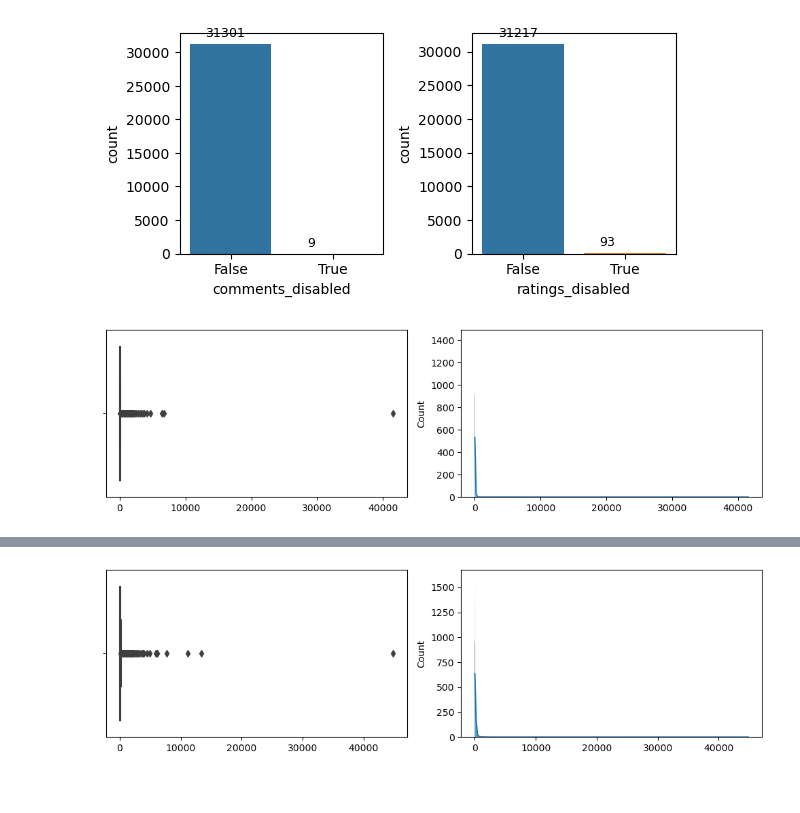
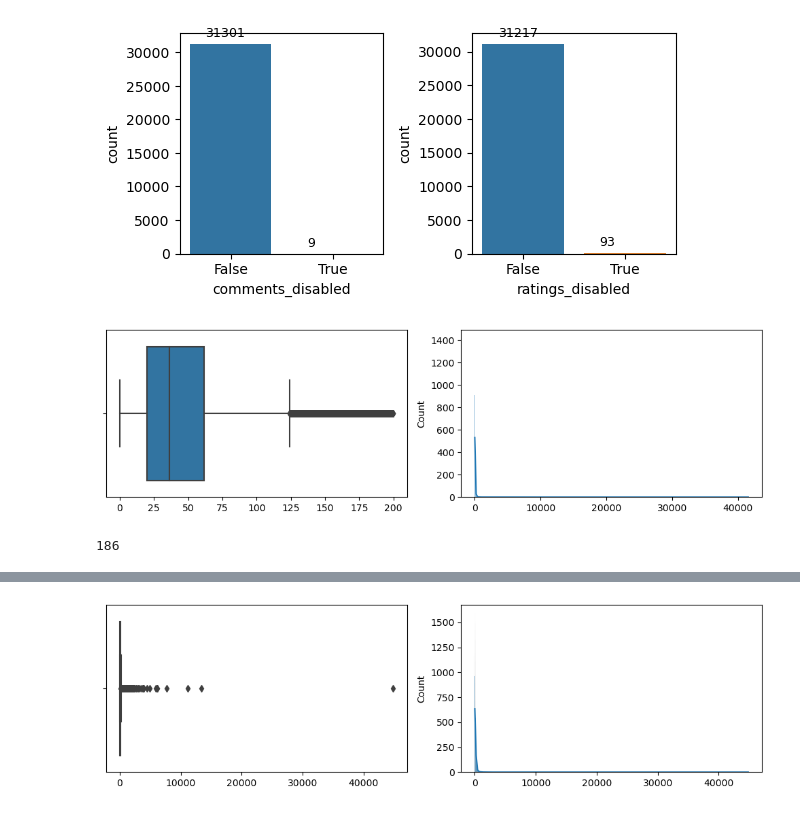
Before and after one commit to VamshiKrishna-1/Youtube_Video_Analysis_and_Prediction, a Jupyter notebook: FinalProject606.ipynb, the cells around one changed output, grey strips where cells are left out. Cells and saved outputs as stored; diff of their text form; code cells hidden in the pictures.

```diff
--- a/FinalProject606.ipynb
+++ b/FinalProject606.ipynb
@@ -625,12 +625,16 @@ plt.show()
 # %%
 # Let's find percentage increase in likes during the trending duration
 
 per_inc_likes = round(((final_df['likes_end'] - final_df['likes_start'])/final_df['likes_start'])*100, 2)
 
 fig, ax = plt.subplots(1, 2, figsize = (10, 3))
-sns.boxplot(per_inc_likes, ax = ax[0])
+sns.boxplot(per_inc_likes[per_inc_likes < 200], ax = ax[0])
 sns.histplot(per_inc_likes, ax = ax[1], kde = True)
 plt.tight_layout()
 plt.show()
 # %% [output]
-[figure, old version]
+[figure, new version]
+# %%
+(per_inc_likes == np.inf).sum()
+# %% [output]
+186
```
Also changed, not shown: parts of 8 cells of this notebook.
